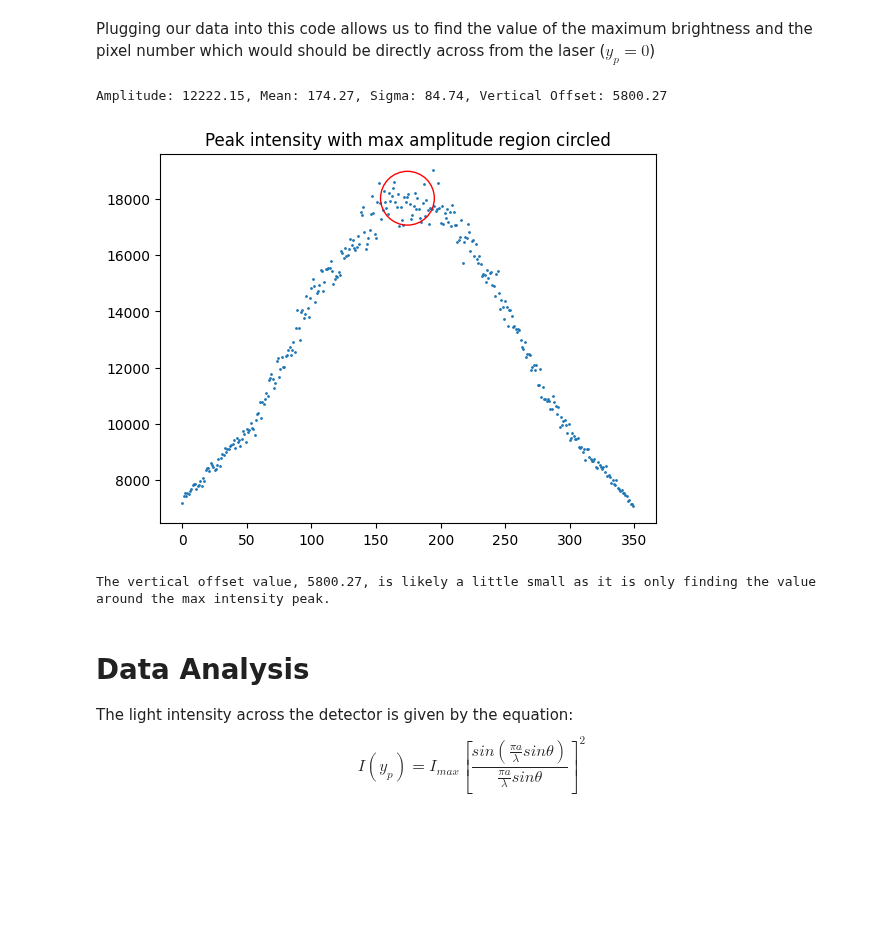
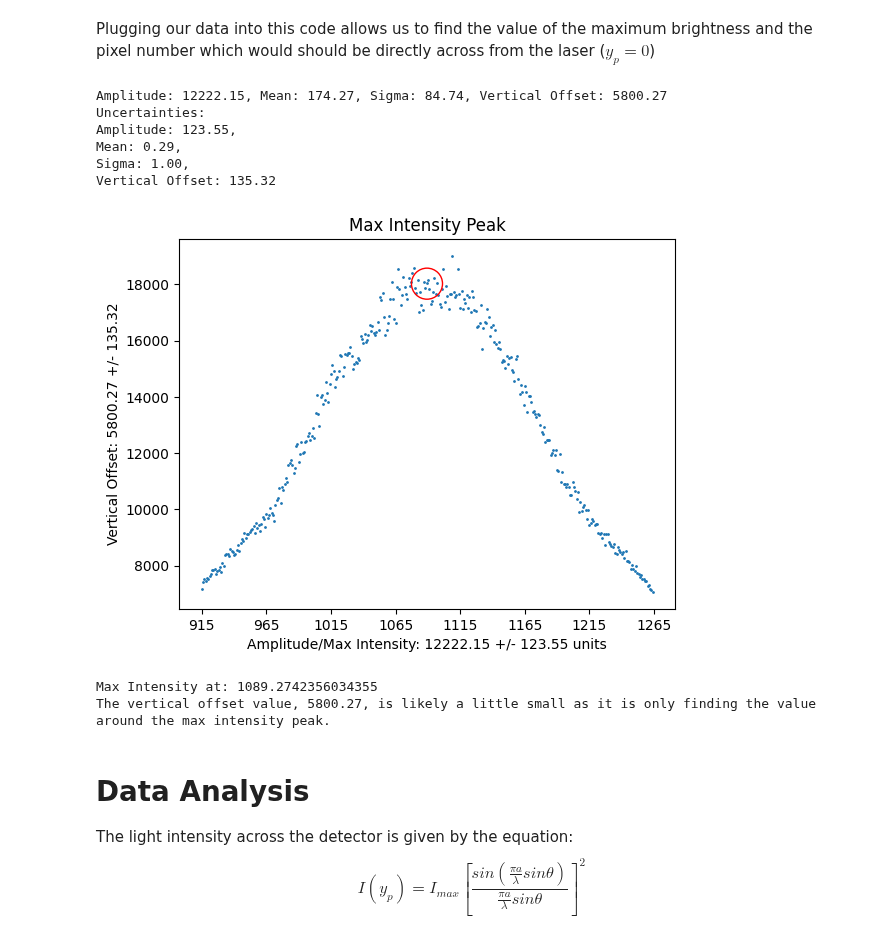
Before and after one commit to maraMaraschino/Adv-Lab, a Jupyter notebook: Optical Diffraction/OpticalDiffractionDataProcessing-HDF5.ipynb, the cells around one changed output. Drawn from its saved outputs; the diff is of its cells as text; code cells hidden in the pictures; blank space fills up the shorter version.

```diff
--- a/Optical Diffraction/OpticalDiffractionDataProcessing-HDF5.ipynb
+++ b/Optical Diffraction/OpticalDiffractionDataProcessing-HDF5.ipynb
@@ -192,31 +193,49 @@ def find_values(A, B, C, D, xdata, ydata):
     amplitude, mean, sigma, vertical_offset = popt
     sigma_amp, sigma_mean, sigma_std, sigma_b = np.sqrt(np.diag(pcov))
 
-    return amplitude, mean, sigma, vertical_offset#, sigma_amp, sigma_mean, sigma_std, sigma_b
+    return amplitude, mean, sigma, vertical_offset, sigma_amp, sigma_mean, sigma_std, sigma_b
 # %% [markdown]
 Plugging our data into this code allows us to find the value of the maximum brightness and the pixel number which would should be directly across from the laser ($y_{p}=0$)
 # %%
 # Finding the max intensity
 # Grab the center peak
 ydata = avg[915:1265]
 xdata = np.arange(len(ydata))
-amplitude, mean, sigma, vertical_offset = find_values(12000, 180, 50, 6000, xdata, ydata)
+amplitude, mean, sigma, vertical_offset, sigma_amp, sigma_mean, sigma_std, sigma_b = find_values(12000, 180, 50, 6000, xdata, ydata)
 print(f'Amplitude: {amplitude:.2f}, Mean: {mean:.2f}, Sigma: {sigma:.2f}, Vertical Offset: {vertical_offset:.2f}')
+print(f'Uncertainties:\nAmplitude: {sigma_amp:.2f},\nMean: {sigma_mean:.2f},\nSigma: {sigma_std:.2f},\nVertical Offset: {sigma_b:.2f}')
 # Plot the data
 plt.scatter(xdata, ydata, s=1)
 
 # Circle the maximum intensity area
 center = (mean, amplitude+vertical_offset)
-plt.scatter(mean, amplitude+vertical_offset, s=1500, facecolors='none',edgecolors='red',marker='o', linewidth=1)
-plt.title('Peak intensity with max amplitude region circled')
+plt.scatter(mean, amplitude+vertical_offset, s=500, facecolors='none',edgecolors='red',marker='o', linewidth=1)
+plt.title('Max Intensity Peak')
+
+# Adjusting the x tick marks
+ax = plt.gca()
+ticks = ax.get_xticks()
+new_ticks = [f'{int(tick) + 915}' for tick in ticks]
+ax.set_xticklabels(new_ticks)
+plt.xlabel(f'Amplitude/Max Intensity: {amplitude:.2f} +/- {sigma_amp:.2f} units')
+
+plt.ylabel(f'Vertical Offset: {vertical_offset:.2f} +/- {sigma_b:.2f}')
+plt.savefig('Intensity Peak.png')
 plt.show()
 # mean value here is offset by the slice. Return it to normal so it can be used
 mean = 915 + mean
+print(f'Max Intensity at: {mean}')
 
 print(f'The vertical offset value, {vertical_offset:.2f}, is likely a little small as it is only finding the value\naround the max intensity peak.')
 # %% [output]
 Amplitude: 12222.15, Mean: 174.27, Sigma: 84.74, Vertical Offset: 5800.27
+Uncertainties:
+Amplitude: 123.55,
+Mean: 0.29,
+Sigma: 1.00,
+Vertical Offset: 135.32
-[figure, old version]
+[figure, new version]
+Max Intensity at: 1089.2742356034355
 The vertical offset value, 5800.27, is likely a little small as it is only finding the value
 around the max intensity peak.
 # %% [markdown]
```
Also changed, not shown: parts of 5 cells of this notebook, 9 other files.
